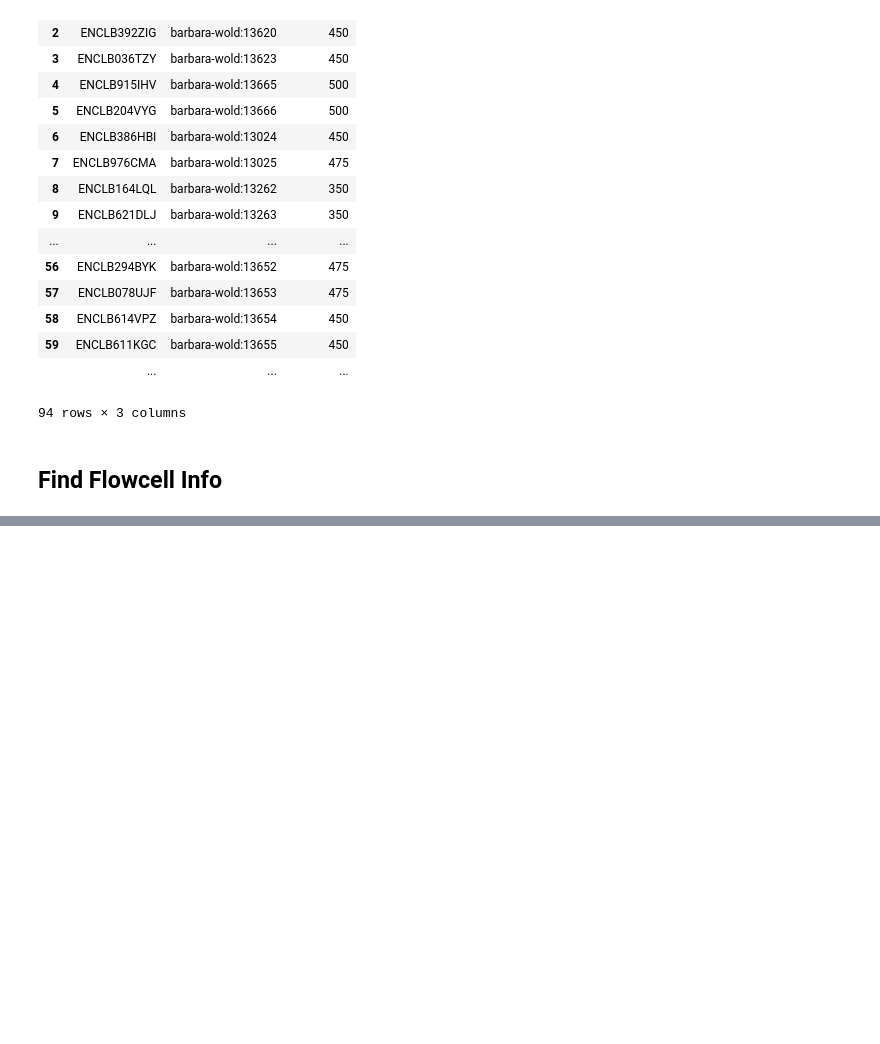
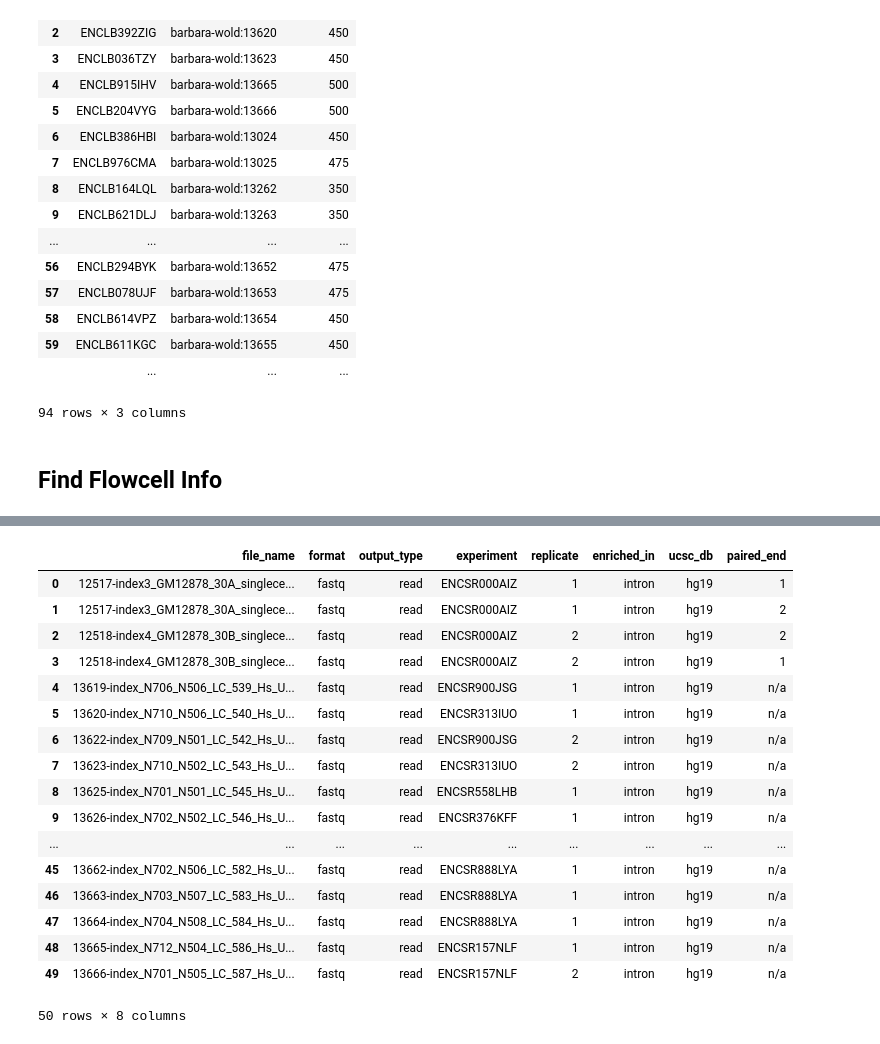
Before and after one commit to detrout/encode3-curation, a Jupyter notebook: single-cell-gm12878-and-brain-preparation.ipynb, the cells around one changed output, grey strips where cells are left out. Cells and saved outputs as stored; diff of their text form; code cells hidden in the pictures; blank space fills up the shorter version.

Commit message:
Generate manifest.txt Add a small table of contents. Rerun all the cells to make sure everything is ordered correctly.

```diff
--- a/single-cell-gm12878-and-brain-preparation.ipynb
+++ b/single-cell-gm12878-and-brain-preparation.ipynb
@@ -51,0 +211,8 @@ for library in libraries:
+# %%
+for row in dcc_libraries:
+    dcc_library = row['library']
+    library_alias = str(row['library_alias'])
+    alias, library_id = library_alias.split(':')
+    wold_library = RDF.Node(RDF.Uri(LIBRARY_URL.format(library_id)))
+    p = RDF.Node(RDF.Uri('https://www.encodedcc.org/profiles/library.json#library'))
+    model.append(RDF.Statement(wold_library, p, dcc_library))
@@ -58,0 +239,11 @@ with open('/tmp/model.turtle','w') as outstream:
+# %%
+library_names = collections.OrderedDict()
+for row in all_library_names:
+    lib_id = str(row['lib_id'])
+    name = str(row['name']).replace('__','_').replace('Illumina ','').replace('Nextera ','')
+    name = name.replace(' ', '_')
+    name = name.replace('Paired_ends_','')
+    if lib_id in libraries:
+        library_names[lib_id] = lib_id + '-' + name
+for lib_id in library_names:
+    print(lib_id, library_names[lib_id])
@@ -162,5 +366,9 @@ flowcells
 # %%
-lib_to_flowcell = {}
+replicate_lanes = {}
 for row in flowcells:
-    lane = '{}:{}'.format(str(row['flowcell_id']), str(row['lane_number']))
-    lib_to_flowcell.setdefault(str(row['library_id']), []).append(lane)
+    replicate = str(row['replicate'])
+    barcode = str(row['barcode'])
+    if barcode:
+        barcode = barcode.split(':')[1]
+    lane = {'barcode': barcode, 'flowcell': str(row['flowcell_id']), 'lane': str(row['lane_number']), 'machine': str(row['serial_id'])}
+    replicate_lanes.setdefault(replicate, []).append(lane)
@@ -170,0 +511,34 @@ lib_to_flowcell['13666']
+# %%
+def make_manifest(query):
+    manifest = []
+    manifest_columns = ['file_name', 'format', 'output_type', 'experiment', 'replicate', 'enriched_in', 'ucsc_db', 'paired_end']
+    for row in query:
+        filename = row['file_name']
+        experiment = row['experiment_id']
+        bio_replicate = row['dcc_rep']
+        paired_end = row['paired_end']
+        manifest_row = [filename, 'fastq', 'read', experiment, bio_replicate, 'intron', 'hg19', paired_end ]
+        manifest.append(dict(zip(manifest_columns, manifest_row)))
+    return pandas.DataFrame(manifest, columns=manifest_columns)
+manifest = make_manifest(manifest_query)
+# %%
+manifest
+# %% [output]
+|  | file_name | format | output_type | experiment | replicate | enriched_in | ucsc_db | paired_end |
+| 0 | 12517-index3_GM12878_30A_singlece... | fastq | read | ENCSR000AIZ | 1 | intron | hg19 | 1 |
+| 1 | 12517-index3_GM12878_30A_singlece... | fastq | read | ENCSR000AIZ | 1 | intron | hg19 | 2 |
+| 2 | 12518-index4_GM12878_30B_singlece... | fastq | read | ENCSR000AIZ | 2 | intron | hg19 | 2 |
+| 3 | 12518-index4_GM12878_30B_singlece... | fastq | read | ENCSR000AIZ | 2 | intron | hg19 | 1 |
+| 4 | 13619-index_N706_N506_LC_539_Hs_U... | fastq | read | ENCSR900JSG | 1 | intron | hg19 | n/a |
+| 5 | 13620-index_N710_N506_LC_540_Hs_U... | fastq | read | ENCSR313IUO | 1 | intron | hg19 | n/a |
+| 6 | 13622-index_N709_N501_LC_542_Hs_U... | fastq | read | ENCSR900JSG | 2 | intron | hg19 | n/a |
+| 7 | 13623-index_N710_N502_LC_543_Hs_U... | fastq | read | ENCSR313IUO | 2 | intron | hg19 | n/a |
+| 8 | 13625-index_N701_N501_LC_545_Hs_U... | fastq | read | ENCSR558LHB | 1 | intron | hg19 | n/a |
+| 9 | 13626-index_N702_N502_LC_546_Hs_U... | fastq | read | ENCSR376KFF | 1 | intron | hg19 | n/a |
+| ... | ... | ... | ... | ... | ... | ... | ... | ... |
+| 45 | 13662-index_N702_N506_LC_582_Hs_U... | fastq | read | ENCSR888LYA | 1 | intron | hg19 | n/a |
+| 46 | 13663-index_N703_N507_LC_583_Hs_U... | fastq | read | ENCSR888LYA | 1 | intron | hg19 | n/a |
+| 47 | 13664-index_N704_N508_LC_584_Hs_U... | fastq | read | ENCSR888LYA | 1 | intron | hg19 | n/a |
+| 48 | 13665-index_N712_N504_LC_586_Hs_U... | fastq | read | ENCSR157NLF | 1 | intron | hg19 | n/a |
+| 49 | 13666-index_N701_N505_LC_587_Hs_U... | fastq | read | ENCSR157NLF | 2 | intron | hg19 | n/a |
+50 rows × 8 columns
```
Also changed, not shown: parts of 60 cells of this notebook.
